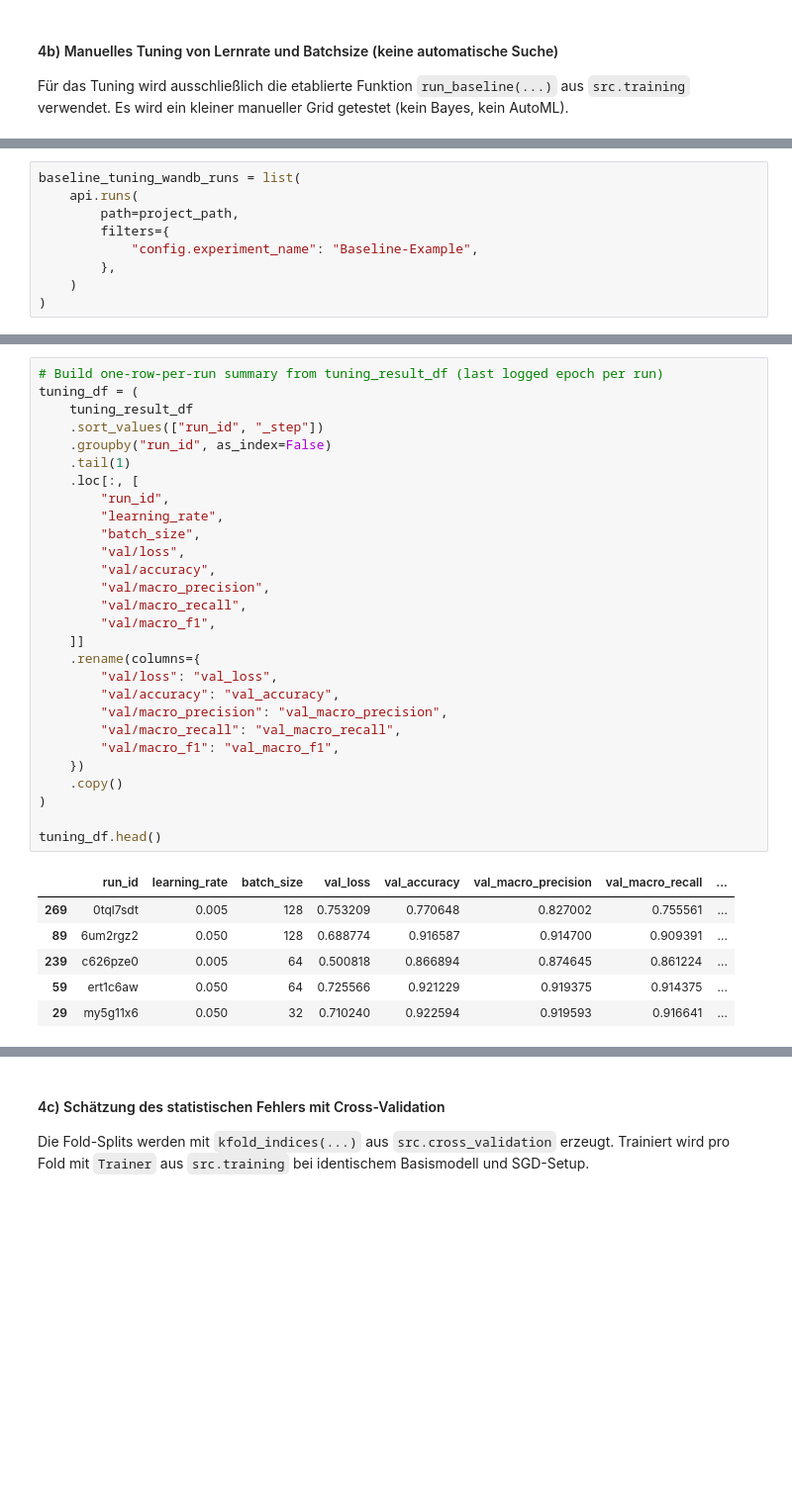
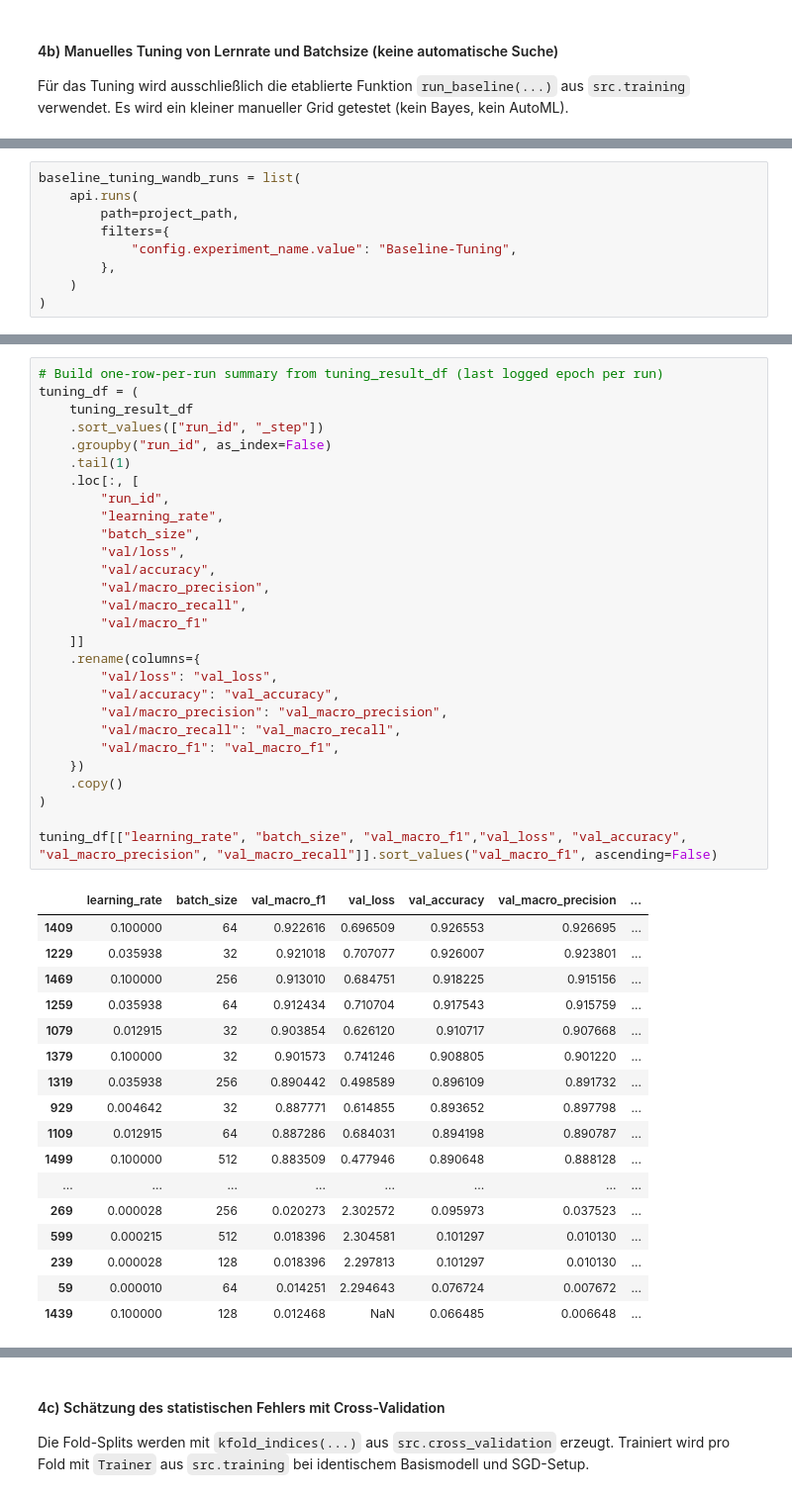
Before and after one commit to HorusXIV/DEL, a Jupyter notebook: notebooks/del_report.ipynb, the cells around one changed output, grey strips where cells are left out. Shown at 99% size. Cells and saved outputs as stored; diff of their text form; blank space fills up the shorter version.

```diff
--- a/notebooks/del_report.ipynb
+++ b/notebooks/del_report.ipynb
@@ -535,7 +640,7 @@ baseline_tuning_wandb_runs = list(
     api.runs(
         path=project_path,
         filters={
-            "config.experiment_name": "Baseline-Example",
+            "config.experiment_name.value": "Baseline-Tuning",
         },
     )
 )
@@ -574,36 +678,47 @@ tuning_result_df
 # %%
 # Build one-row-per-run summary from tuning_result_df (last logged epoch per run)
 tuning_df = (
     tuning_result_df
     .sort_values(["run_id", "_step"])
     .groupby("run_id", as_index=False)
     .tail(1)
     .loc[:, [
         "run_id",
         "learning_rate",
         "batch_size",
         "val/loss",
         "val/accuracy",
         "val/macro_precision",
         "val/macro_recall",
-        "val/macro_f1",
+        "val/macro_f1"
     ]]
     .rename(columns={
         "val/loss": "val_loss",
         "val/accuracy": "val_accuracy",
         "val/macro_precision": "val_macro_precision",
         "val/macro_recall": "val_macro_recall",
         "val/macro_f1": "val_macro_f1",
     })
     .copy()
 )
 
-tuning_df.head()
+tuning_df[["learning_rate", "batch_size", "val_macro_f1","val_loss", "val_accuracy", "val_macro_precision", "val_macro_recall"]].sort_values("val_macro_f1", ascending=False)
 # %% [output]
-|  | run_id | learning_rate | batch_size | val_loss | val_accuracy | val_macro_precision | val_macro_recall | ... |
-| 269 | 0tql7sdt | 0.005 | 128 | 0.753209 | 0.770648 | 0.827002 | 0.755561 | ... |
-| 89 | 6um2rgz2 | 0.050 | 128 | 0.688774 | 0.916587 | 0.914700 | 0.909391 | ... |
-| 239 | c626pze0 | 0.005 | 64 | 0.500818 | 0.866894 | 0.874645 | 0.861224 | ... |
-| 59 | ert1c6aw | 0.050 | 64 | 0.725566 | 0.921229 | 0.919375 | 0.914375 | ... |
-| 29 | my5g11x6 | 0.050 | 32 | 0.710240 | 0.922594 | 0.919593 | 0.916641 | ... |
+|  | learning_rate | batch_size | val_macro_f1 | val_loss | val_accuracy | val_macro_precision | ... |
+| 1409 | 0.100000 | 64 | 0.922616 | 0.696509 | 0.926553 | 0.926695 | ... |
+| 1229 | 0.035938 | 32 | 0.921018 | 0.707077 | 0.926007 | 0.923801 | ... |
+| 1469 | 0.100000 | 256 | 0.913010 | 0.684751 | 0.918225 | 0.915156 | ... |
+| 1259 | 0.035938 | 64 | 0.912434 | 0.710704 | 0.917543 | 0.915759 | ... |
+| 1079 | 0.012915 | 32 | 0.903854 | 0.626120 | 0.910717 | 0.907668 | ... |
+| 1379 | 0.100000 | 32 | 0.901573 | 0.741246 | 0.908805 | 0.901220 | ... |
+| 1319 | 0.035938 | 256 | 0.890442 | 0.498589 | 0.896109 | 0.891732 | ... |
+| 929 | 0.004642 | 32 | 0.887771 | 0.614855 | 0.893652 | 0.897798 | ... |
+| 1109 | 0.012915 | 64 | 0.887286 | 0.684031 | 0.894198 | 0.890787 | ... |
+| 1499 | 0.100000 | 512 | 0.883509 | 0.477946 | 0.890648 | 0.888128 | ... |
+| ... | ... | ... | ... | ... | ... | ... | ... |
+| 269 | 0.000028 | 256 | 0.020273 | 2.302572 | 0.095973 | 0.037523 | ... |
+| 599 | 0.000215 | 512 | 0.018396 | 2.304581 | 0.101297 | 0.010130 | ... |
+| 239 | 0.000028 | 128 | 0.018396 | 2.297813 | 0.101297 | 0.010130 | ... |
+| 59 | 0.000010 | 64 | 0.014251 | 2.294643 | 0.076724 | 0.007672 | ... |
+| 1439 | 0.100000 | 128 | 0.012468 | NaN | 0.066485 | 0.006648 | ... |
 # %%
```
Also changed, not shown: parts of 48 cells of this notebook.
